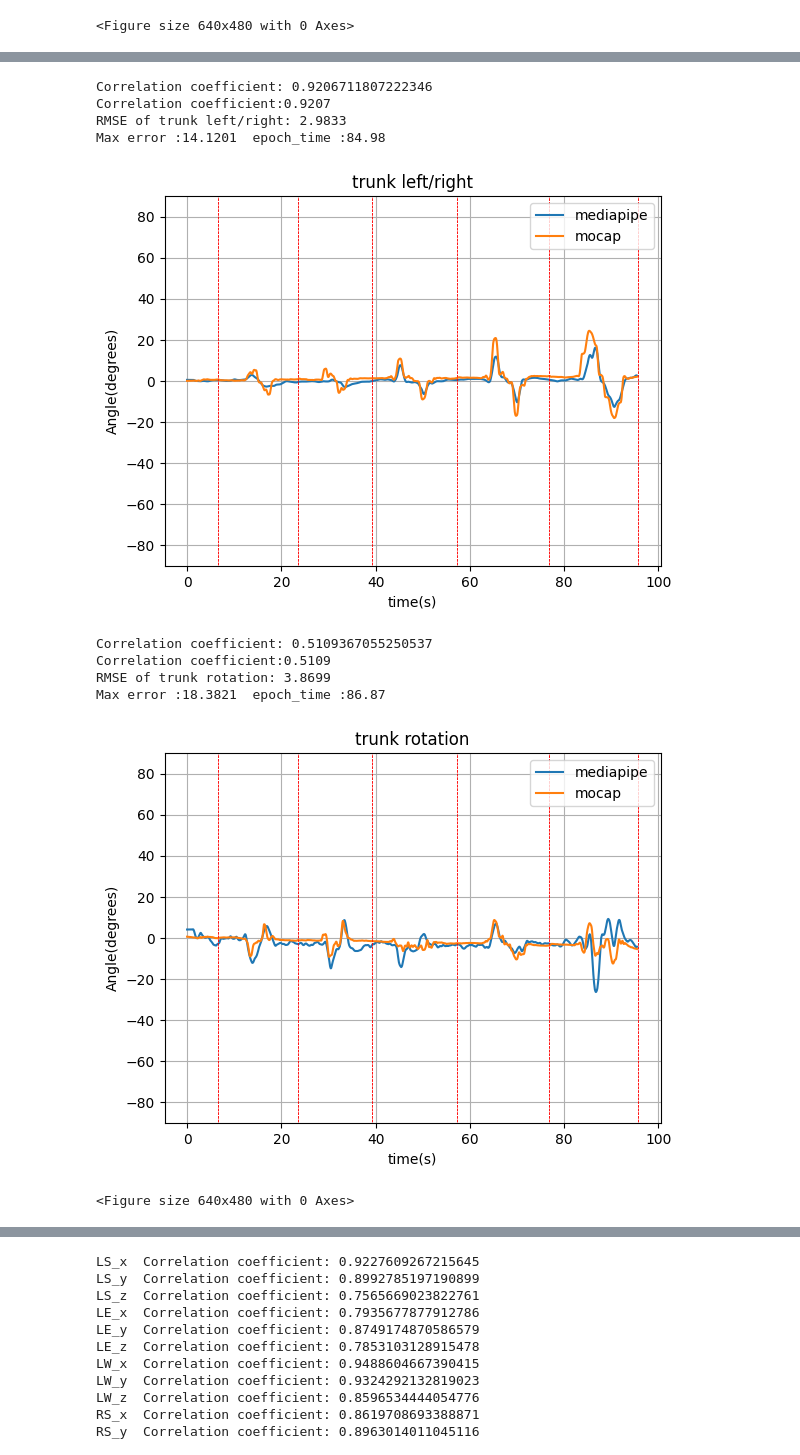
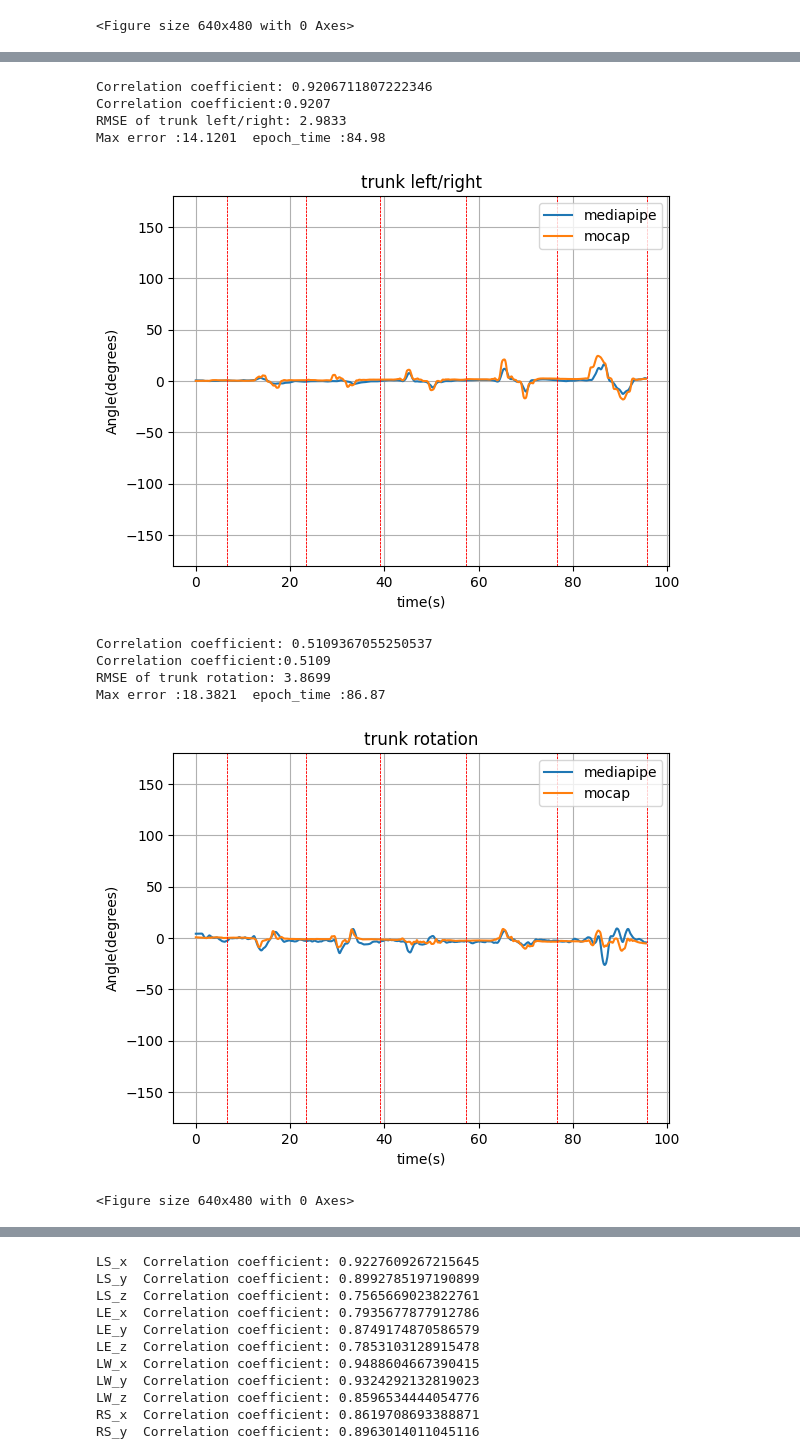
Before and after one commit to ArpanJohn/PoseEstimation, a Jupyter notebook: upperbody/5.Euler angles interpolated.ipynb, the cells around one changed output, grey strips where cells are left out. Saved outputs shown, nothing was run; the diff lists cells and outputs as text; code cells hidden in the pictures.

```diff
--- a/upperbody/5.Euler angles interpolated.ipynb
+++ b/upperbody/5.Euler angles interpolated.ipynb
@@ -208,6 +208,7 @@ def pvt(y,t,name):
     plt.xticks(np.arange(0, max(t)+20, 20))
     plt.legend()
     plt.grid()
+    plt.ylim(-180,180)
     if task_present:
         c=1
         for lines in task_markers.values():
@@ -651,7 +652,6 @@ corr_list.append(correlation)
 pvt(mpipeTRFB,df_mpipe['epoch_time'].to_numpy()-epoch_time,'mediapipe')
 pvt(mocapTRFB,df_mocap['epoch_time'].to_numpy()-epoch_time,'mocap'    )
 plt.title('trunk forward/backward')
-plt.ylim(-90,90)
 rmse,me,me_i=errors(mocapTRFB,mpipeTRFB)
 RMSE_str=f"Correlation coefficient:{correlation:.4f}"+"\n"+'RMSE of trunk forward/backward: '+str(f"{rmse:.4f} \nMax error :{me:.4f}  epoch_time :{(df_mpipe['epoch_time'].to_numpy()-epoch_time)[me_i]:.2f}")
 print(RMSE_str)
@@ -679,7 +679,6 @@ corr_list.append(correlation)
 pvt(mpipeTRLR,df_mpipe['epoch_time'].to_numpy()-epoch_time,'mediapipe')
 pvt(mocapTRLR,df_mocap['epoch_time'].to_numpy()-epoch_time,'mocap'    )
 plt.title('trunk left/right')
-plt.ylim(-90,90)
 rmse,me,me_i=errors(mocapTRLR,mpipeTRLR)
 RMSE_str=f"Correlation coefficient:{correlation:.4f}"+"\n"+'RMSE of trunk left/right: '+str(f"{rmse:.4f} \nMax error :{me:.4f}  epoch_time :{(df_mpipe['epoch_time'].to_numpy()-epoch_time)[me_i]:.2f}")
 print(RMSE_str)
@@ -708,7 +707,6 @@ corr_list.append(correlation)
 pvt(mpipeTRRO,df_mpipe['epoch_time'].to_numpy()-epoch_time,'mediapipe')
 pvt(mocapTRRO,df_mocap['epoch_time'].to_numpy()-epoch_time,'mocap'    )
 plt.title('trunk rotation')
-plt.ylim(-90,90)
 rmse,me,me_i=errors(mocapTRRO,mpipeTRRO)
 RMSE_str=f"Correlation coefficient:{correlation:.4f}"+"\n"+'RMSE of trunk rotation: '+str(f"{rmse:.4f} \nMax error :{me:.4f}  epoch_time :{(df_mpipe['epoch_time'].to_numpy()-epoch_time)[me_i]:.2f}")
 print(RMSE_str)
@@ -736,13 +734,13 @@ Max error :15.6660  epoch_time :84.09
 Correlation coefficient: 0.9206711807222346
 Correlation coefficient:0.9207
 RMSE of trunk left/right: 2.9833
 Max error :14.1201  epoch_time :84.98
-[figure, old version]
+[figure, new version]
 Correlation coefficient: 0.5109367055250537
 Correlation coefficient:0.5109
 RMSE of trunk rotation: 3.8699
 Max error :18.3821  epoch_time :86.87
-[figure, old version]
+[figure, new version]
 <Figure size 640x480 with 0 Axes>
 # %%
 # Plotting the shoulder angles
```
Also changed, not shown: parts of 3 cells of this notebook, 1 other file.
